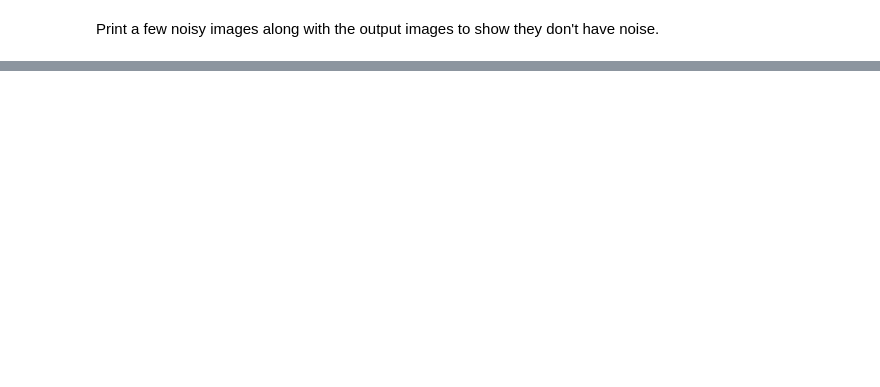
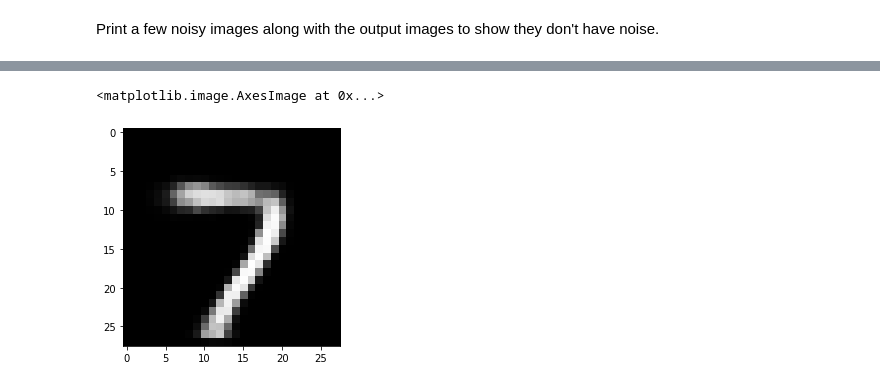
Before and after one commit to cjmasamitsu/mlnn-masamitsu, a Jupyter notebook: 12/masamitsu-week12-asnmt.ipynb, the cells around one changed output, grey strips where cells are left out. Saved outputs shown, nothing was run; the diff lists cells and outputs as text; code cells hidden in the pictures; blank space fills up the shorter version.

```diff
--- a/12/masamitsu-week12-asnmt.ipynb
+++ b/12/masamitsu-week12-asnmt.ipynb
@@ -284,0 +334,5 @@ Print a few noisy images along with the output images to show they don't have no
+# %%
+plt.imshow(decoded_imgs[0].reshape(28,28))
+# %% [output]
+<matplotlib.image.AxesImage at 0x...>
+[figure, added]
```
Also changed, not shown: parts of 42 cells of this notebook, 1 other file.
